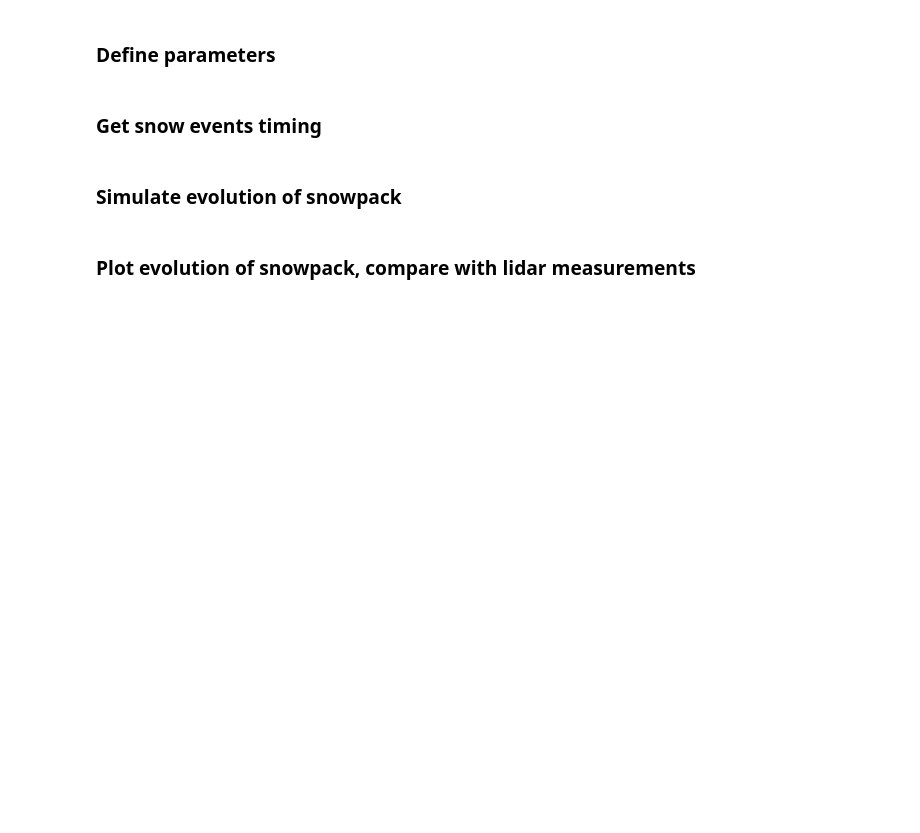
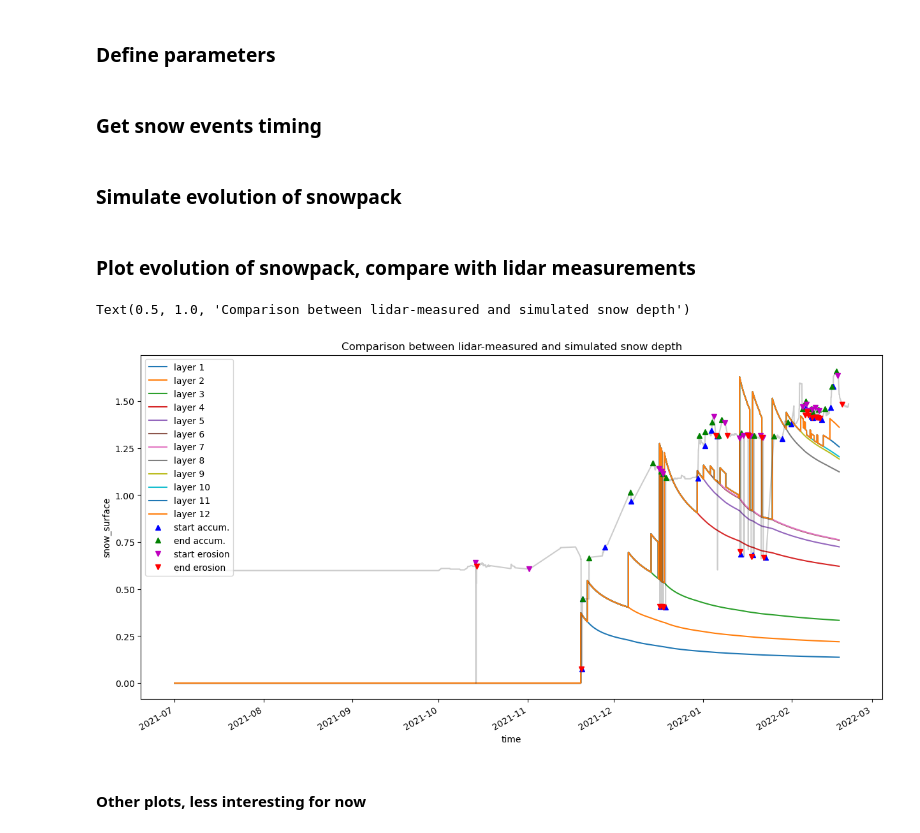
Before and after one commit to Mathilde-Bnt/MB_little_awk, a Jupyter notebook: falls_detection_and_snow_model/02-combining_snowfall_detection_and_compaction.ipynb, the cells around one changed output. Cells and saved outputs as stored; diff of their text form; code cells hidden in the pictures; blank space fills up the shorter version.

```diff
--- a/falls_detection_and_snow_model/02-combining_snowfall_detection_and_compaction.ipynb
+++ b/falls_detection_and_snow_model/02-combining_snowfall_detection_and_compaction.ipynb
@@ -264,0 +336,33 @@ for i in range(70000):
+# %%
+fig = plt.figure(figsize=(15, 7))
+
+data_start_date = pd.to_datetime('2021-07-01T00:00')        # TODO
+times = pd.date_range(start=data_start_date,freq=str(dt)+'S',periods=nb_iterations)
+
+plt.plot(times, layer1, label='layer 1')
+plt.plot(times, layer2, label='layer 2')
+plt.plot(times, layer3, label='layer 3')
+plt.plot(times, layer4, label='layer 4')
+plt.plot(times, layer5, label='layer 5')
+plt.plot(times, layer6, label='layer 6')
+plt.plot(times, layer7, label='layer 7')
+plt.plot(times, layer8, label='layer 8')
+plt.plot(times, layer9, label='layer 9')
+plt.plot(times, layer10, label='layer 10')
+plt.plot(times, layer11, label='layer 11')
+plt.plot(times, layer12, label='layer 12')
+
+data_set_used.isel(x=x_sel, y=y_sel).snow_surface.plot(c='k', alpha=0.2)
+
+data_set_used.isel(x=x_sel, y=y_sel, time=start_accumulation).snow_surface.plot(c='b', marker='^', markersize=6, linestyle='None', label='start accum.')
+data_set_used.isel(x=x_sel, y=y_sel, time=end_accumulation).snow_surface.plot(c='g', marker='^', markersize=6, linestyle='None', label='end accum.')
+data_set_used.isel(x=x_sel, y=y_sel, time=start_erosion).snow_surface.plot(c='m', marker='v', markersize=6, linestyle='None', label='start erosion')
+data_set_used.isel(x=x_sel, y=y_sel, time=end_erosion).snow_surface.plot(c='r', marker='v', markersize=6, linestyle='None', label='end erosion')
+plt.legend()
+
+plt.title('Comparison between lidar-measured and simulated snow depth')
+
+# fig.savefig('measured_vs_simul_snow_depth_2.png')
+# %% [output]
+Text(0.5, 1.0, 'Comparison between lidar-measured and simulated snow depth')
+[figure, added]
@@ -265,3 +375,5 @@ for i in range(70000):
+# %% [markdown]
+#### Other plots, less interesting for now
 # %%
 # Density
 
```
Also changed, not shown: parts of 21 cells of this notebook, 1 other file.
